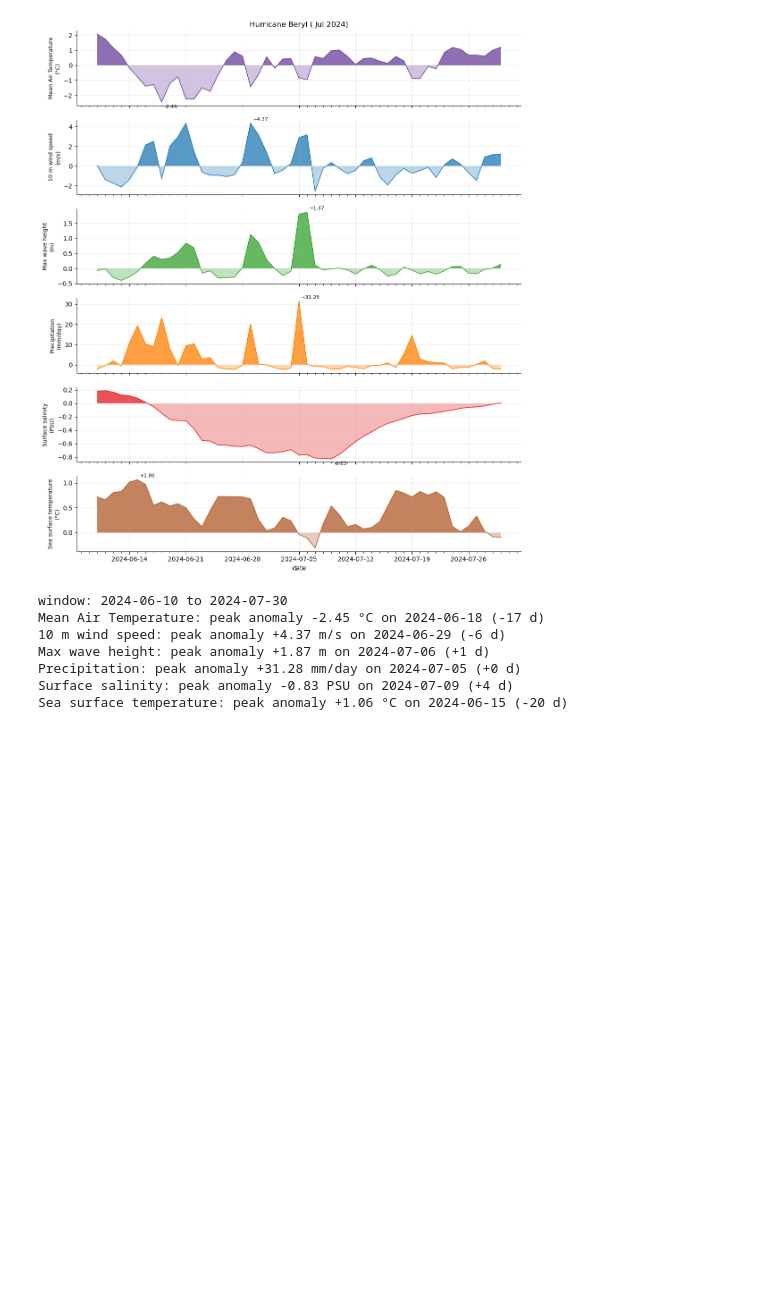
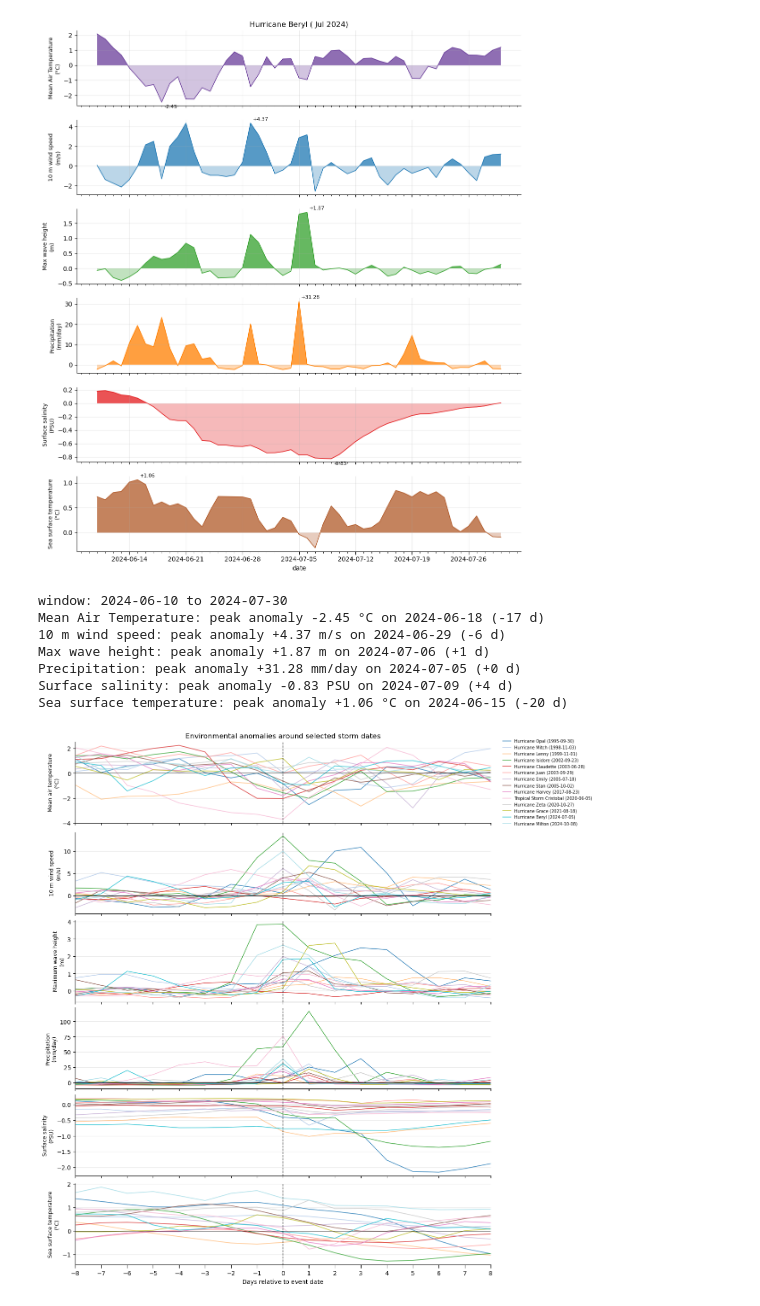
Before and after one commit to florisytzen5/MDP, a Jupyter notebook: Climatology/Clima_v4.ipynb, the cells around one changed output. Cells and saved outputs as stored; diff of their text form; code cells hidden in the pictures; blank space fills up the shorter version.

```diff
--- a/Climatology/Clima_v4.ipynb
+++ b/Climatology/Clima_v4.ipynb
@@ -562,3 +562,91 @@ Max wave height: peak anomaly +1.87 m on 2024-07-06 (+1 d)
 Precipitation: peak anomaly +31.28 mm/day on 2024-07-05 (+0 d)
 Surface salinity: peak anomaly -0.83 PSU on 2024-07-09 (+4 d)
 Sea surface temperature: peak anomaly +1.06 °C on 2024-06-15 (-20 d)
+# %%
+# Combined anomalies for all selected storm dates and event variables
+import matplotlib.pyplot as plt
+
+EVENTS = [
+    ('Hurricane Opal',     '1995-09-30'),
+    ('Hurricane Mitch',    '1998-11-03'),
+    ('Hurricane Lenny',    '1999-11-01'),
+    ('Hurricane Isidore',  '2002-09-23'),
+    ('Hurricane Claudette','2003-06-28'),
+    ('Hurricane Juan',     '2003-09-29'),
+    ('Hurricane Emily',    '2005-07-18'),
+    ('Hurricane Stan',     '2005-10-02'),
+    ('Hurricane Harvey',   '2017-08-23'),
+    ('Tropical Storm Cristobal', '2020-06-05'),
+    ('Hurricane Zeta',     '2020-10-27'),
+    ('Hurricane Grace',    '2021-08-18'),
+    ('Hurricane Beryl',    '2024-07-05'),
+    ('Hurricane Milton',   '2024-10-08'),
+]
+
+DAYS_BEFORE = 8
+DAYS_AFTER = 8
+
+VARIABLES_TO_PLOT = [
+    ('era5land', 't2m_c_c1',              'Mean air temperature', '°C'),
+    ('era5',     'wind_speed_ms',         '10 m wind speed', 'm/s'),
+    ('era5',     'hs_max_m',              'Maximum wave height', 'm'),
+    ('era5land', 'precip_mm_c1',          'Precipitation', 'mm/day'),
+    ('hycom',    'salinity_surface_psu', 'Surface salinity', 'PSU'),
+    ('era5',     'sst_c',                 'Sea surface temperature', '°C'),
+]
+
+FILES = {
+    'era5':     'Sisal_ERA5_daily_all.csv',
+    'era5land': 'Sisal_ERA5Land_daily_all.csv',
+    'hycom':    'Sisal_HYCOM_daily_all.csv',
+}
+
+# Load each source once and calculate anomalies using its complete record.
+data = {}
+for source, path in FILES.items():
+    df = pd.read_csv(path, parse_dates=['date'])
+    data[source] = df.groupby('date').mean(numeric_only=True).sort_index()
+
+relative_days = np.arange(-DAYS_BEFORE, DAYS_AFTER + 1)
+colors = plt.cm.tab20(np.linspace(0, 1, len(EVENTS)))
+fig, axes = plt.subplots(
+    len(VARIABLES_TO_PLOT), 1,
+    figsize=(13, 13),
+    sharex=True,
+    constrained_layout=True
+)
+
+for ax, (source, column, label, unit) in zip(axes, VARIABLES_TO_PLOT):
+    if column not in data[source].columns:
+        ax.text(0.5, 0.5, f'{column}: column not found', transform=ax.transAxes,
+                ha='center', va='center')
+        ax.set_ylabel(f'{label}\n({unit})', fontsize=9)
+        continue
+
+    series_anomaly = anomaly(data[source][column])
+    for (name, date_text), color in zip(EVENTS, colors):
+        event_date = pd.Timestamp(date_text)
+        dates = pd.date_range(
+            event_date - pd.Timedelta(days=DAYS_BEFORE),
+            event_date + pd.Timedelta(days=DAYS_AFTER),
+            freq='D'
+        )
+        values = series_anomaly.reindex(dates).to_numpy()
+        ax.plot(relative_days, values, color=color, lw=1.2, alpha=0.8,
+                label=f'{name} ({event_date:%Y-%m-%d})')
+
+    ax.axvline(0, color='black', lw=1.0, ls='--')
+    ax.axhline(0, color='black', lw=0.7)
+    ax.set_ylabel(f'{label}\n({unit})', fontsize=9)
+    ax.grid(axis='y', alpha=0.25)
+    ax.spines[['top', 'right']].set_visible(False)
+
+axes[-1].set_xlim(-DAYS_BEFORE, DAYS_AFTER)
+axes[-1].set_xlabel('Days relative to event date')
+axes[-1].set_xticks(relative_days)
+axes[-1].tick_params(axis='x', which='major', length=6, color='black')
+axes[0].set_title('Environmental anomalies around selected storm dates')
+axes[0].legend(loc='center left', bbox_to_anchor=(1.02, 0.5), fontsize=7, frameon=False)
+plt.show()
+# %% [output]
+[figure, added]
```
